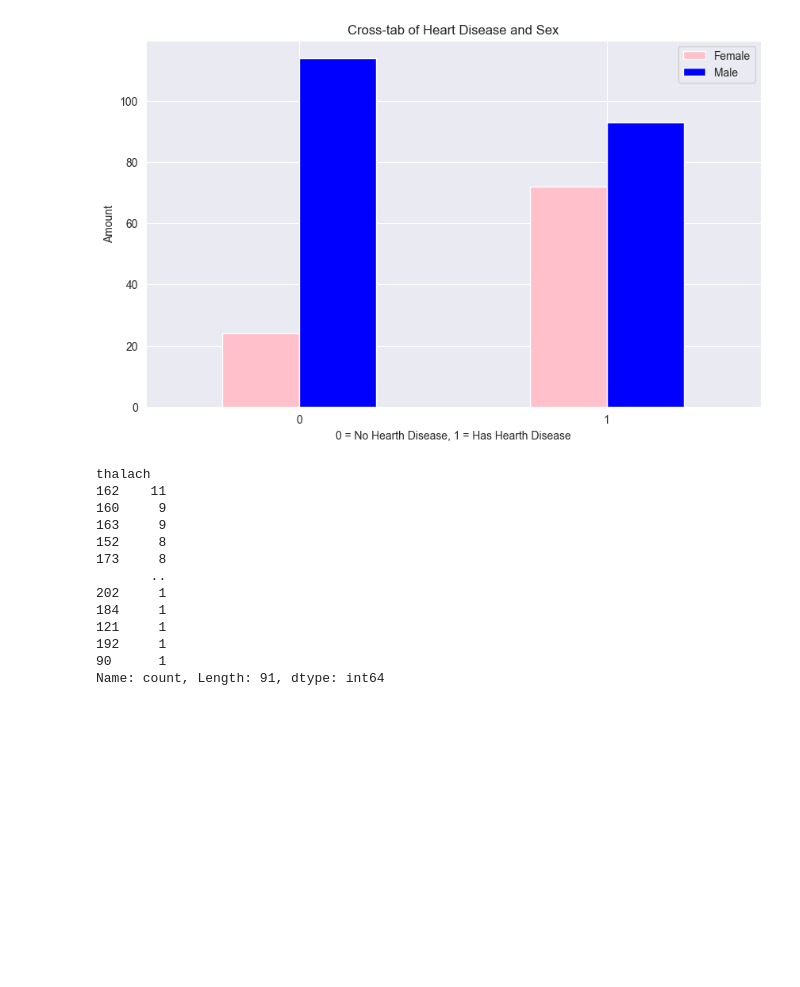
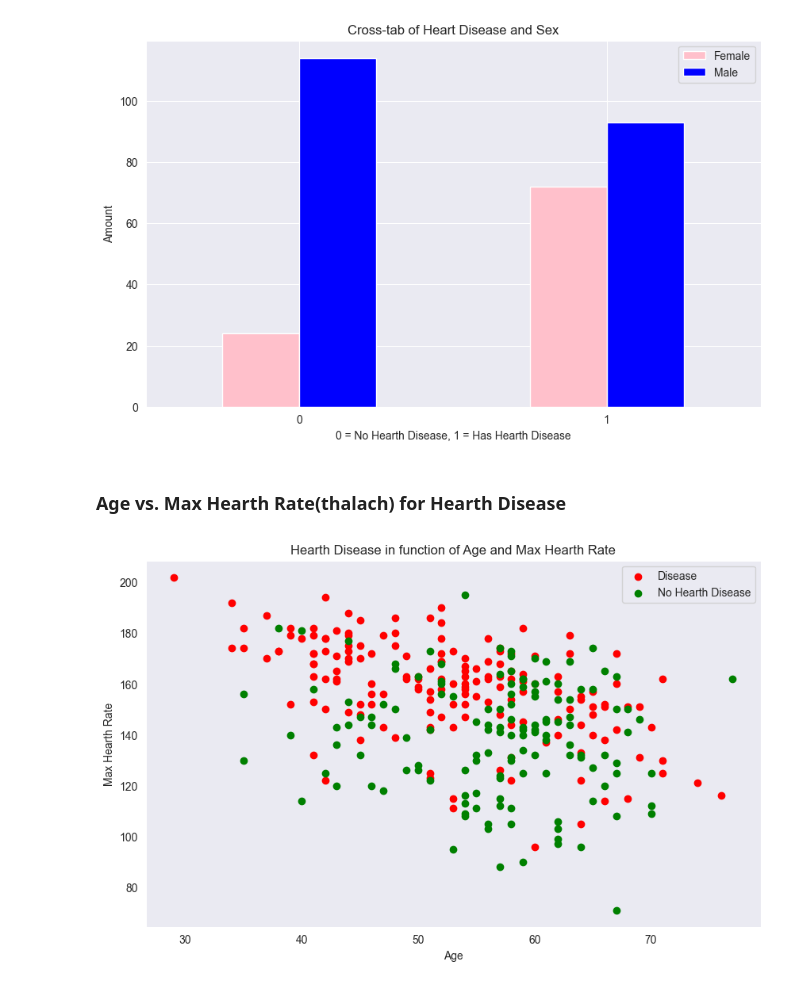
Before and after one commit to Nyarelia/heart_disease_predictor, a Jupyter notebook: heart_disease_classification.ipynb, the cells around one changed output. Cells and saved outputs as stored; diff of their text form; code cells hidden in the pictures; blank space fills up the shorter version.

```diff
--- a/heart_disease_classification.ipynb
+++ b/heart_disease_classification.ipynb
@@ -214,19 +215,26 @@ plt.ylabel('Amount')
 plt.legend(['Female', 'Male']);
 # %% [output]
 [figure]
+# %% [markdown]
+### Age vs. Max Hearth Rate(thalach) for Hearth Disease
 # %%
-df['thalach'].value_counts()
+plt.figure(figsize=(10, 6))
+
+# Scatter with positive examples
+plt.scatter(df.age[df.target == 1],
+            df.thalach[df.target == 1],
+            c='red')
+
+# Scatter with negative examples
+plt.scatter(df.age[df.target == 0],
+            df.thalach[df.target == 0],
+            c='green')
+
+plt.title('Hearth Disease in function of Age and Max Hearth Rate')
+plt.xlabel('Age')
+plt.ylabel('Max Hearth Rate')
+plt.legend(['Disease', 'No Hearth Disease'])
+
+plt.grid(False)
 # %% [output]
-thalach
-162    11
-160     9
-163     9
-152     8
-173     8
-       ..
-202     1
-184     1
-121     1
-192     1
-90      1
-Name: count, Length: 91, dtype: int64
+[figure, added]
```
Also changed, not shown: parts of 9 cells of this notebook.
